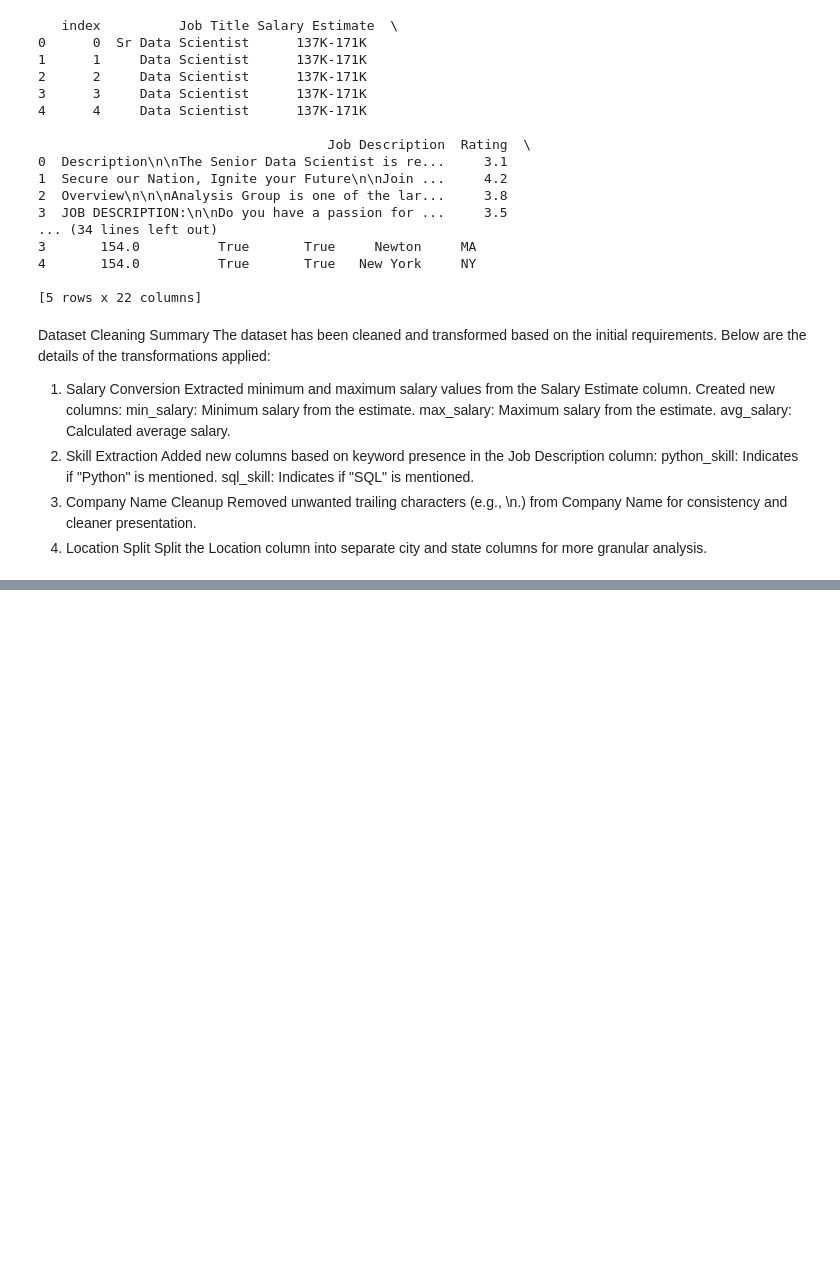
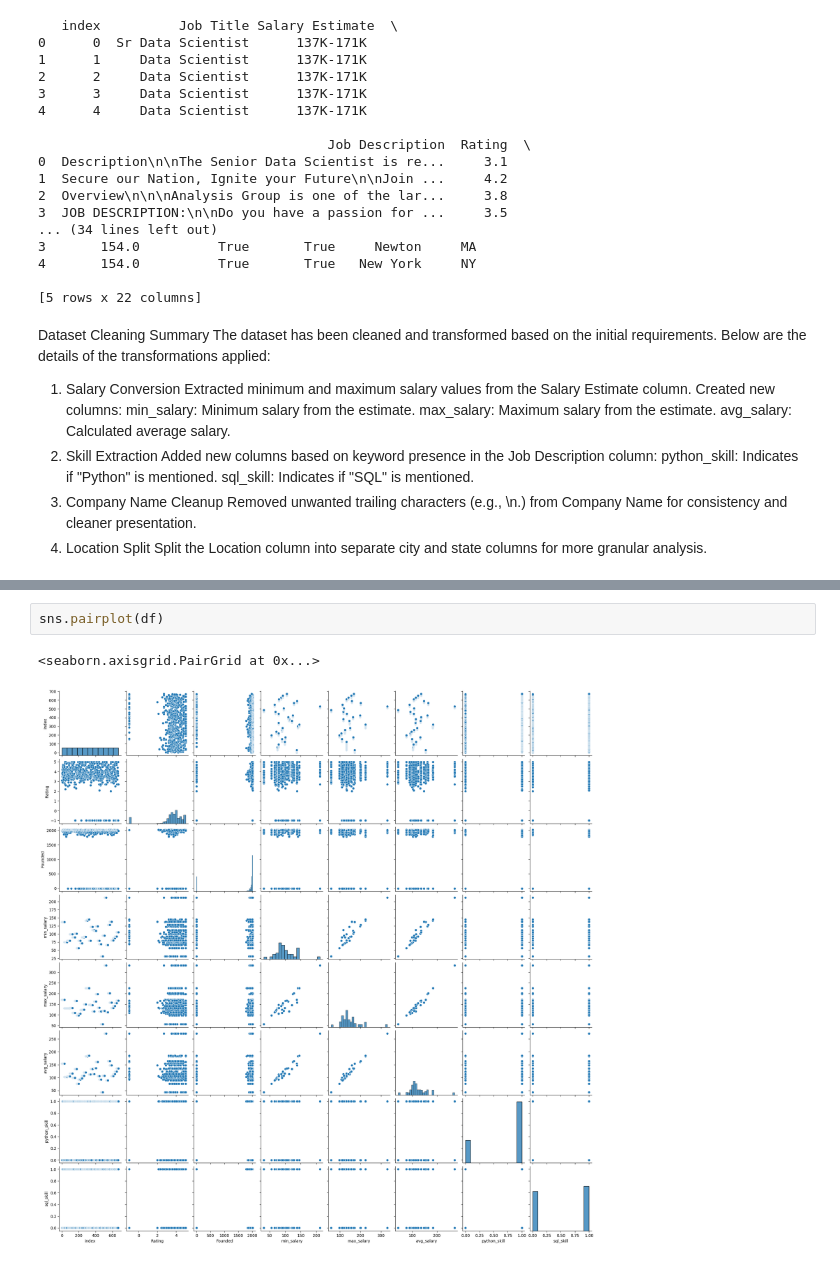
Before and after one commit to kredd10/dataport, a Jupyter notebook: data cleaning and transformation.ipynb, the cells around one changed output, grey strips where cells are left out. Saved outputs shown, nothing was run; the diff lists cells and outputs as text; blank space fills up the shorter version.

```diff
--- a/data cleaning and transformation.ipynb
+++ b/data cleaning and transformation.ipynb
@@ -102,0 +121,5 @@ Split the Location column into separate city and state columns for more granular
+# %%
+sns.pairplot(df)
+# %% [output]
+<seaborn.axisgrid.PairGrid at 0x...>
+[figure, added]
```
Also changed, not shown: parts of 12 cells of this notebook, 3 other files.
